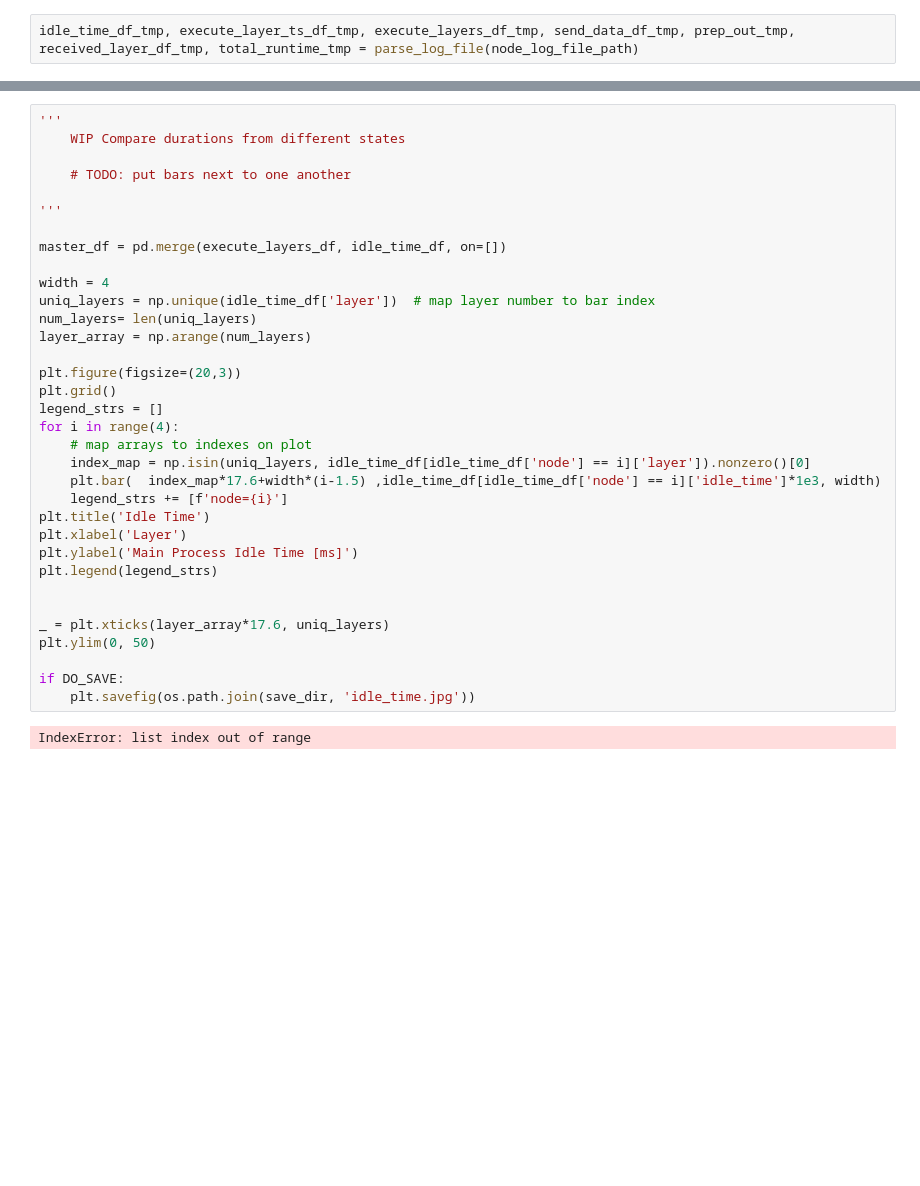
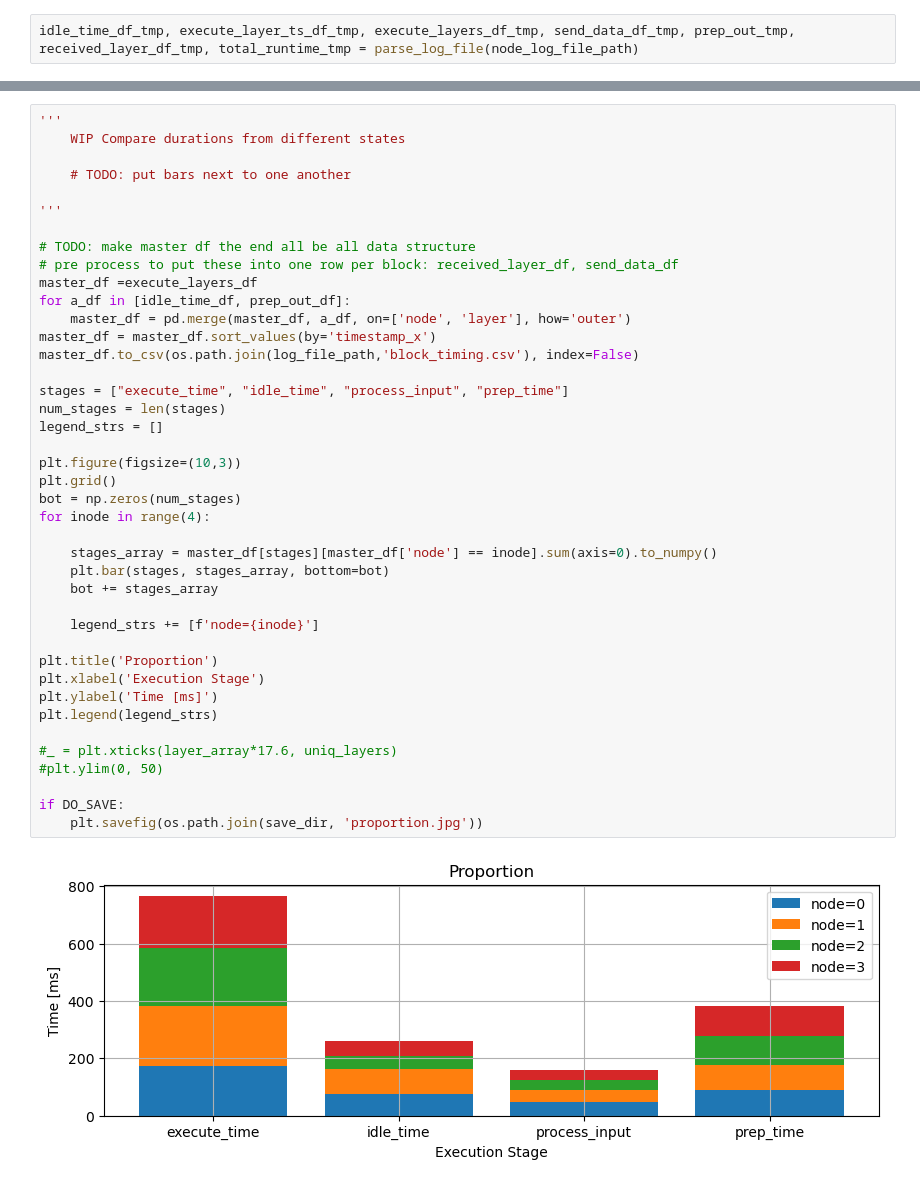
Before and after one commit to neu-spiral/CaP2, a Jupyter notebook: sandbox/plot_timing.ipynb, the cells around one changed output, grey strips where cells are left out. Saved outputs shown, nothing was run; the diff lists cells and outputs as text; blank space fills up the shorter version.

Commit message:
update timing and model execution start

```diff
--- a/sandbox/plot_timing.ipynb
+++ b/sandbox/plot_timing.ipynb
@@ -422,36 +424,43 @@ if DO_SAVE:
 # %%
 '''
     WIP Compare durations from different states
 
     # TODO: put bars next to one another
 
 '''
 
-master_df = pd.merge(execute_layers_df, idle_time_df, on=[])
+# TODO: make master df the end all be all data structure
+# pre process to put these into one row per block: received_layer_df, send_data_df
+master_df =execute_layers_df
+for a_df in [idle_time_df, prep_out_df]:
+    master_df = pd.merge(master_df, a_df, on=['node', 'layer'], how='outer')
+master_df = master_df.sort_values(by='timestamp_x')
+master_df.to_csv(os.path.join(log_file_path,'block_timing.csv'), index=False)
 
-width = 4
-uniq_layers = np.unique(idle_time_df['layer'])  # map layer number to bar index
-num_layers= len(uniq_layers)
-layer_array = np.arange(num_layers)
+stages = ["execute_time", "idle_time", "process_input", "prep_time"]
+num_stages = len(stages)
+legend_strs = []
 
-plt.figure(figsize=(20,3))
+plt.figure(figsize=(10,3))
 plt.grid()
-legend_strs = []
-for i in range(4):
-    # map arrays to indexes on plot
-    index_map = np.isin(uniq_layers, idle_time_df[idle_time_df['node'] == i]['layer']).nonzero()[0]
-    plt.bar(  index_map*17.6+width*(i-1.5) ,idle_time_df[idle_time_df['node'] == i]['idle_time']*1e3, width)
-    legend_strs += [f'node={i}']
-plt.title('Idle Time')
-plt.xlabel('Layer')
-plt.ylabel('Main Process Idle Time [ms]')
+bot = np.zeros(num_stages)
+for inode in range(4):
+
+    stages_array = master_df[stages][master_df['node'] == inode].sum(axis=0).to_numpy()
+    plt.bar(stages, stages_array, bottom=bot)
+    bot += stages_array
+
+    legend_strs += [f'node={inode}']
+
+plt.title('Proportion')
+plt.xlabel('Execution Stage')
+plt.ylabel('Time [ms]')
 plt.legend(legend_strs)
 
-
-_ = plt.xticks(layer_array*17.6, uniq_layers)
-plt.ylim(0, 50)
+#_ = plt.xticks(layer_array*17.6, uniq_layers)
+#plt.ylim(0, 50)
 
 if DO_SAVE:
-    plt.savefig(os.path.join(save_dir, 'idle_time.jpg'))
+    plt.savefig(os.path.join(save_dir, 'proportion.jpg'))
 # %% [output]
-IndexError: list index out of range
+[figure, added]
```
Also changed, not shown: parts of 7 cells of this notebook, 4 other files.
